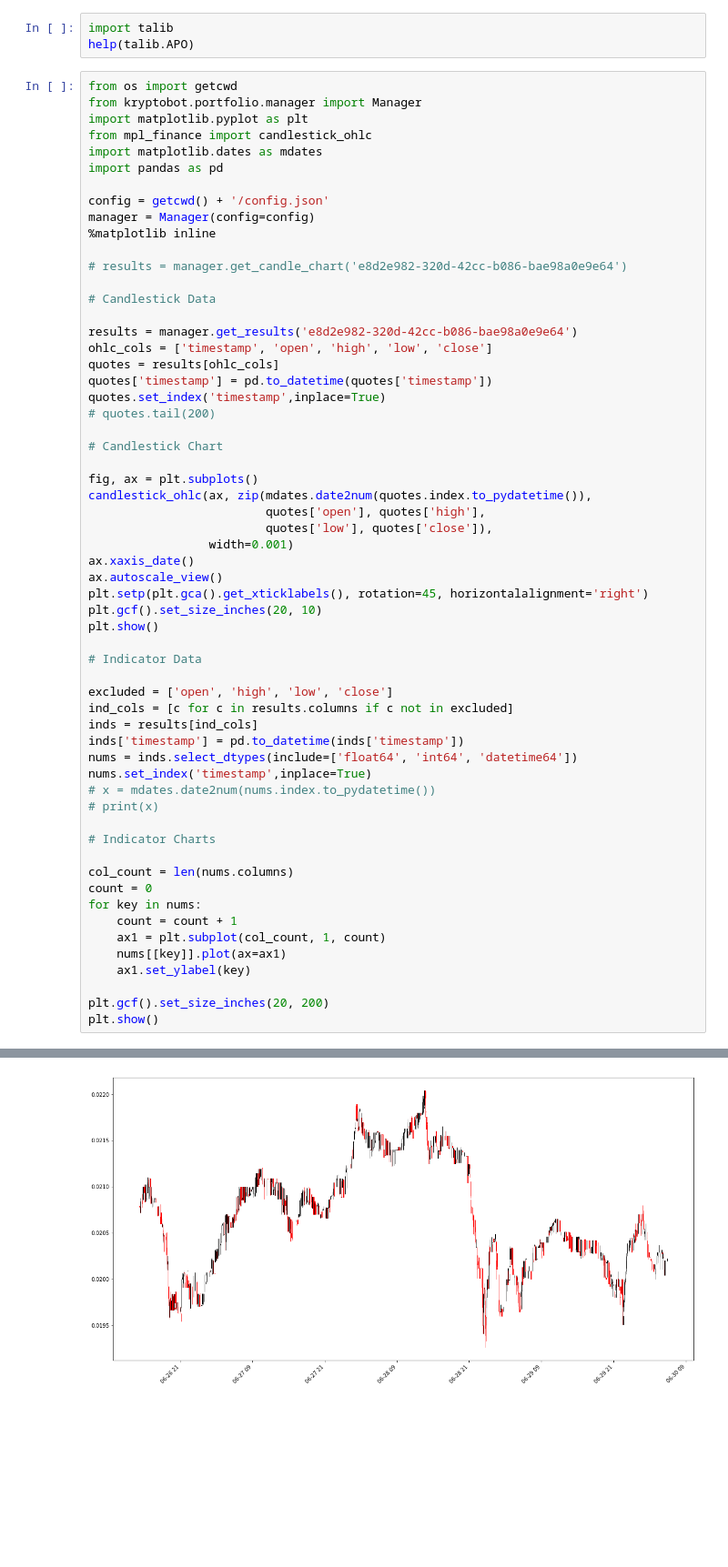
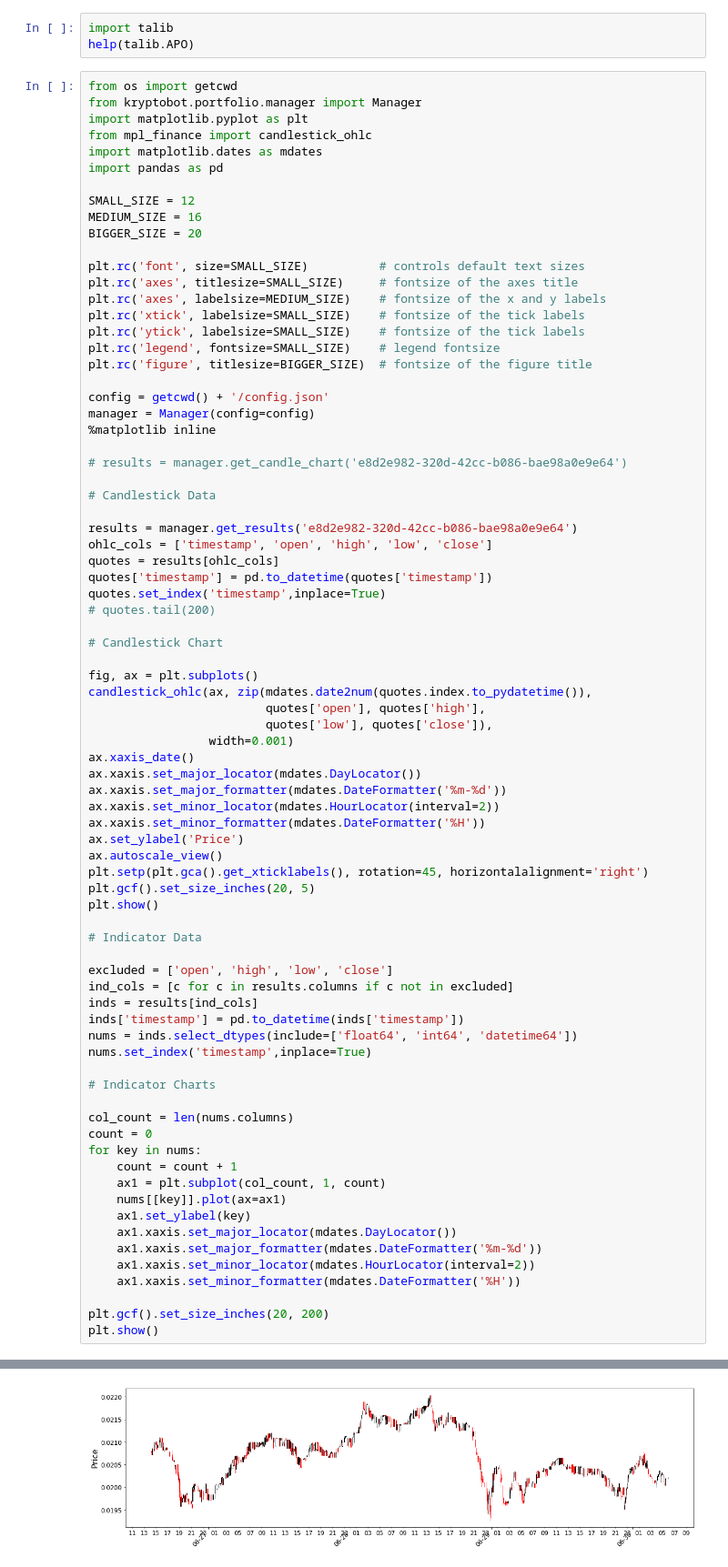
Before and after one commit to eristoddle/KryptoBot, a Jupyter notebook: notebooks/t2_strategies.ipynb, the cells around one changed output, grey strips where cells are left out. Shown at 91% size. Drawn from its saved outputs; the diff is of its cells as text; blank space fills up the shorter version.

Commit message:
better charts

```diff
--- a/notebooks/t2_strategies.ipynb
+++ b/notebooks/t2_strategies.ipynb
@@ -129,6 +129,18 @@ import matplotlib.pyplot as plt
 from mpl_finance import candlestick_ohlc
 import matplotlib.dates as mdates
 import pandas as pd
+
+SMALL_SIZE = 12
+MEDIUM_SIZE = 16
+BIGGER_SIZE = 20
+
+plt.rc('font', size=SMALL_SIZE)          # controls default text sizes
+plt.rc('axes', titlesize=SMALL_SIZE)     # fontsize of the axes title
+plt.rc('axes', labelsize=MEDIUM_SIZE)    # fontsize of the x and y labels
+plt.rc('xtick', labelsize=SMALL_SIZE)    # fontsize of the tick labels
+plt.rc('ytick', labelsize=SMALL_SIZE)    # fontsize of the tick labels
+plt.rc('legend', fontsize=SMALL_SIZE)    # legend fontsize
+plt.rc('figure', titlesize=BIGGER_SIZE)  # fontsize of the figure title
 
 config = getcwd() + '/config.json'
 manager = Manager(config=config)
@@ -153,40 +165,47 @@ candlestick_ohlc(ax, zip(mdates.date2num(quotes.index.to_pydatetime()),
                          quotes['low'], quotes['close']),
                  width=0.001)
 ax.xaxis_date()
+ax.xaxis.set_major_locator(mdates.DayLocator())
+ax.xaxis.set_major_formatter(mdates.DateFormatter('%m-%d'))
+ax.xaxis.set_minor_locator(mdates.HourLocator(interval=2))
+ax.xaxis.set_minor_formatter(mdates.DateFormatter('%H'))
+ax.set_ylabel('Price')
 ax.autoscale_view()
 plt.setp(plt.gca().get_xticklabels(), rotation=45, horizontalalignment='right')
-plt.gcf().set_size_inches(20, 10)
+plt.gcf().set_size_inches(20, 5)
 plt.show()
 
 # Indicator Data
 
 excluded = ['open', 'high', 'low', 'close']
 ind_cols = [c for c in results.columns if c not in excluded]
 inds = results[ind_cols]
 inds['timestamp'] = pd.to_datetime(inds['timestamp'])
 nums = inds.select_dtypes(include=['float64', 'int64', 'datetime64'])
 nums.set_index('timestamp',inplace=True)
-# x = mdates.date2num(nums.index.to_pydatetime())
-# print(x)
 
 # Indicator Charts
 
 col_count = len(nums.columns)
 count = 0
 for key in nums:
     count = count + 1
     ax1 = plt.subplot(col_count, 1, count)
     nums[[key]].plot(ax=ax1)
     ax1.set_ylabel(key)
+    ax1.xaxis.set_major_locator(mdates.DayLocator())
+    ax1.xaxis.set_major_formatter(mdates.DateFormatter('%m-%d'))
+    ax1.xaxis.set_minor_locator(mdates.HourLocator(interval=2))
+    ax1.xaxis.set_minor_formatter(mdates.DateFormatter('%H'))
 
 plt.gcf().set_size_inches(20, 200)
 plt.show()
 # %% [output]
 A value is trying to be set on a copy of a slice from a DataFrame.
 Try using .loc[row_indexer,col_indexer] = value instead
 
 See the caveats in the documentation: http://pandas.pydata.org/pandas-docs/stable/indexing.html#indexing-view-versus-copy
-[figure, old version]
+[figure, new version]
 A value is trying to be set on a copy of a slice from a DataFrame.
 Try using .loc[row_indexer,col_indexer] = value instead
 
```
Also changed, not shown: parts of 1 cell of this notebook.
